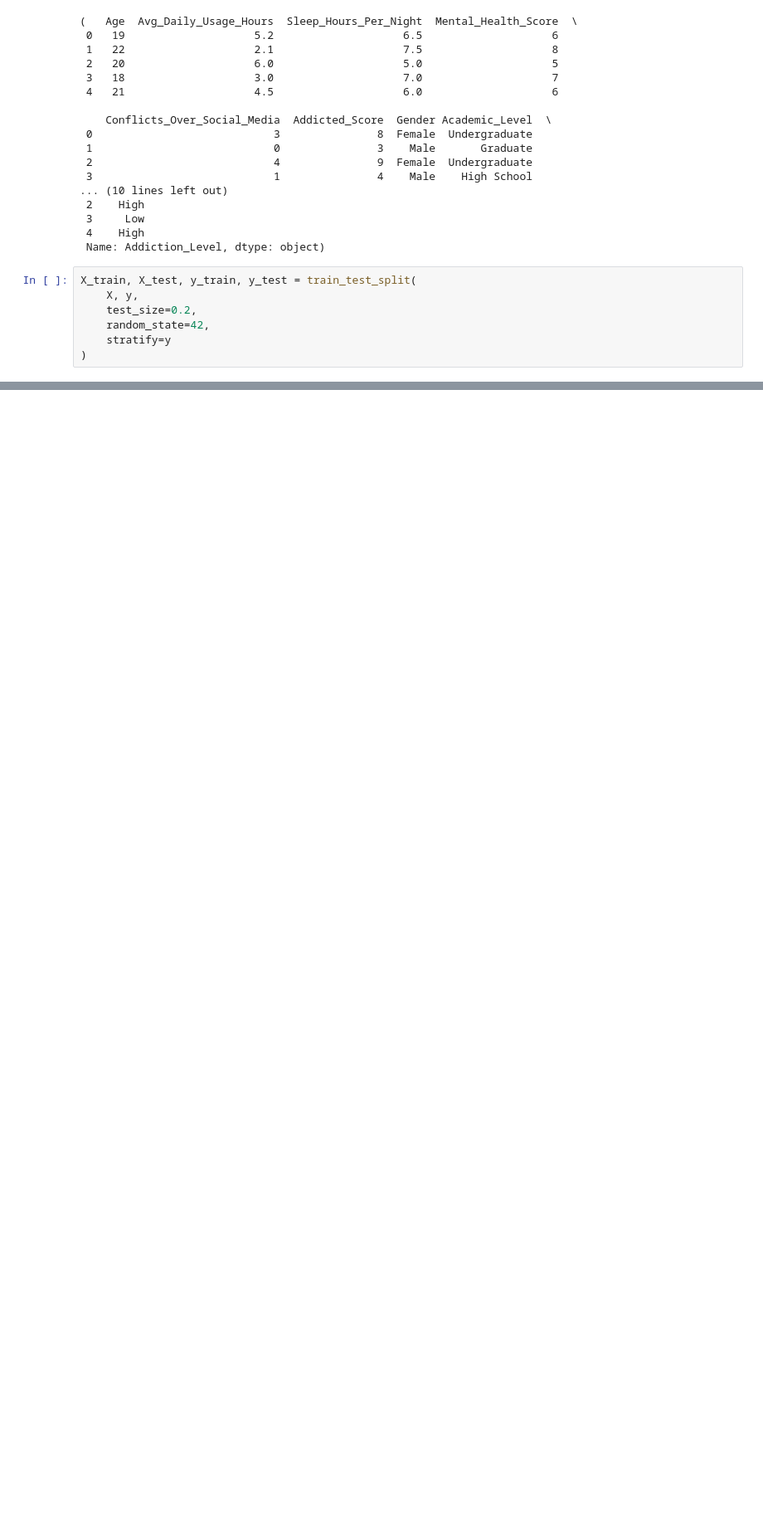
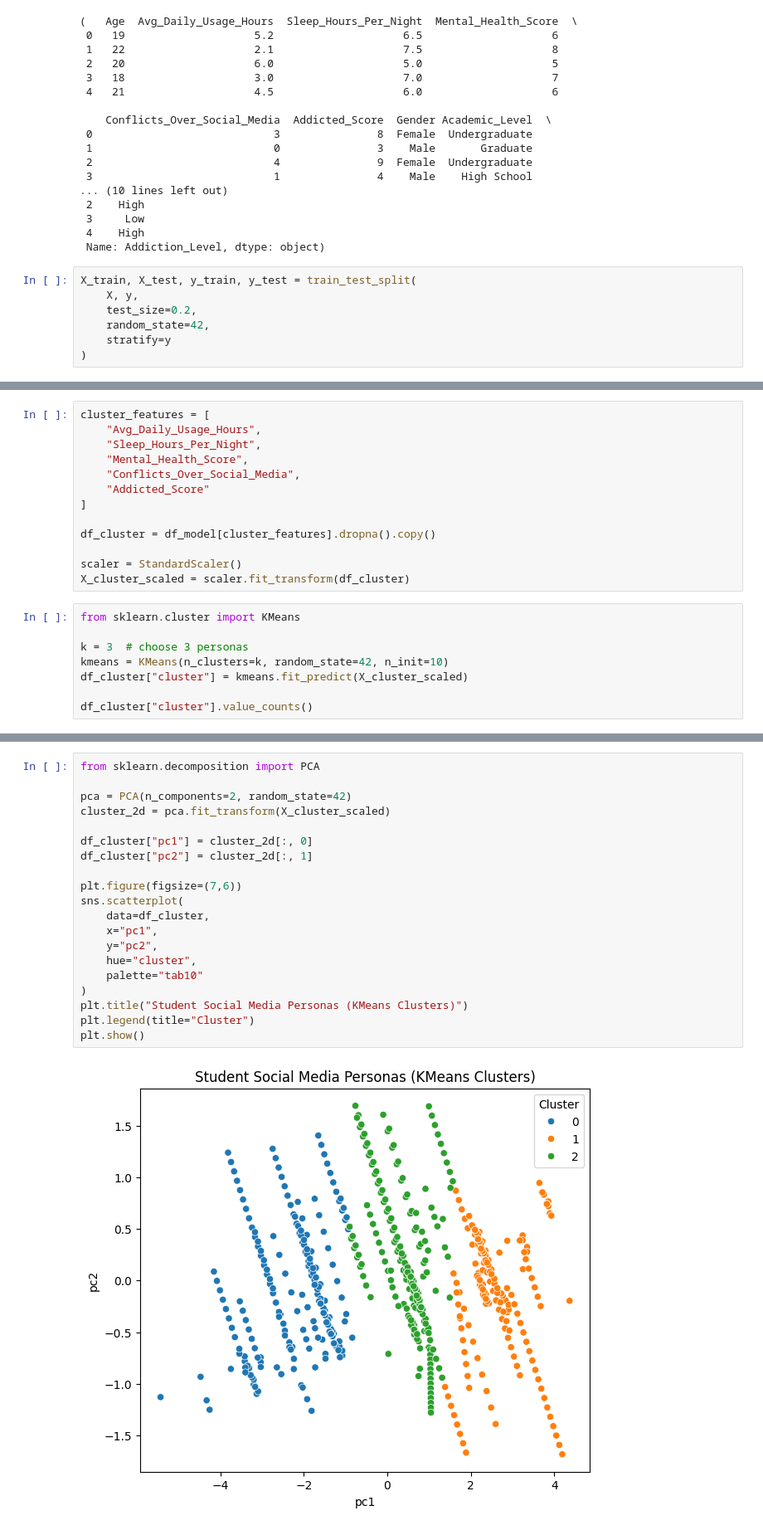
Before and after one commit to Annrosejojue/student-social-media-ml, a Jupyter notebook: Social_Media_&_Relationships_.ipynb, the cells around one changed output, grey strips where cells are left out. Shown at 83% size. Drawn from its saved outputs; the diff is of its cells as text; blank space fills up the shorter version.

```diff
--- a/Social_Media_&_Relationships_.ipynb
+++ b/Social_Media_&_Relationships_.ipynb
@@ -183,0 +338,21 @@ X_train, X_test, y_train, y_test = train_test_split(
+# %%
+cluster_features = [
+    "Avg_Daily_Usage_Hours",
+    "Sleep_Hours_Per_Night",
+    "Mental_Health_Score",
+    "Conflicts_Over_Social_Media",
+    "Addicted_Score"
+]
+
+df_cluster = df_model[cluster_features].dropna().copy()
+
+scaler = StandardScaler()
+X_cluster_scaled = scaler.fit_transform(df_cluster)
+# %%
+from sklearn.cluster import KMeans
+
+k = 3  # choose 3 personas
+kmeans = KMeans(n_clusters=k, random_state=42, n_init=10)
+df_cluster["cluster"] = kmeans.fit_predict(X_cluster_scaled)
+
+df_cluster["cluster"].value_counts()
@@ -183,0 +366,22 @@ X_train, X_test, y_train, y_test = train_test_split(
+# %%
+from sklearn.decomposition import PCA
+
+pca = PCA(n_components=2, random_state=42)
+cluster_2d = pca.fit_transform(X_cluster_scaled)
+
+df_cluster["pc1"] = cluster_2d[:, 0]
+df_cluster["pc2"] = cluster_2d[:, 1]
+
+plt.figure(figsize=(7,6))
+sns.scatterplot(
+    data=df_cluster,
+    x="pc1",
+    y="pc2",
+    hue="cluster",
+    palette="tab10"
+)
+plt.title("Student Social Media Personas (KMeans Clusters)")
+plt.legend(title="Cluster")
+plt.show()
+# %% [output]
+[figure, added]
```
Also changed, not shown: parts of 9 cells of this notebook.
